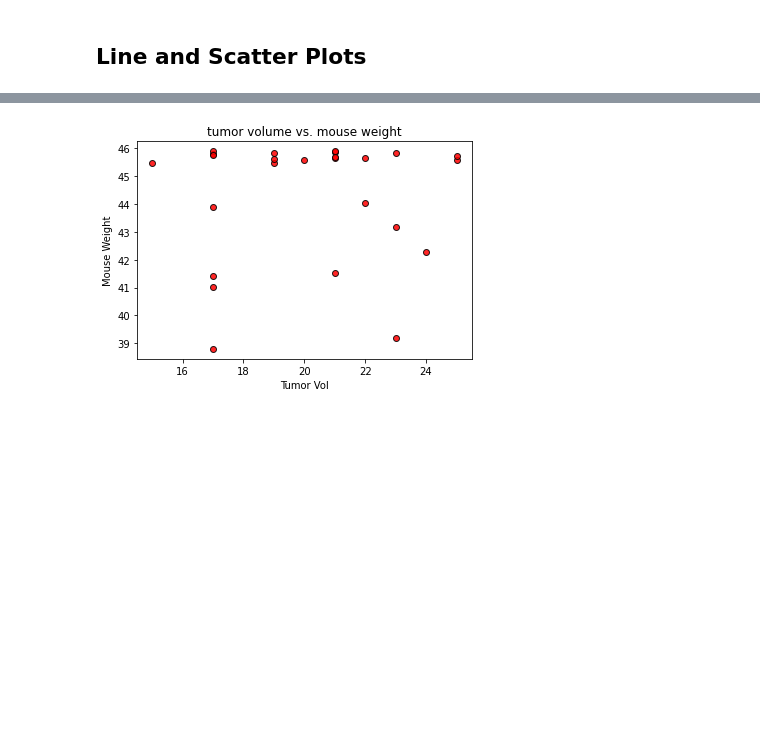
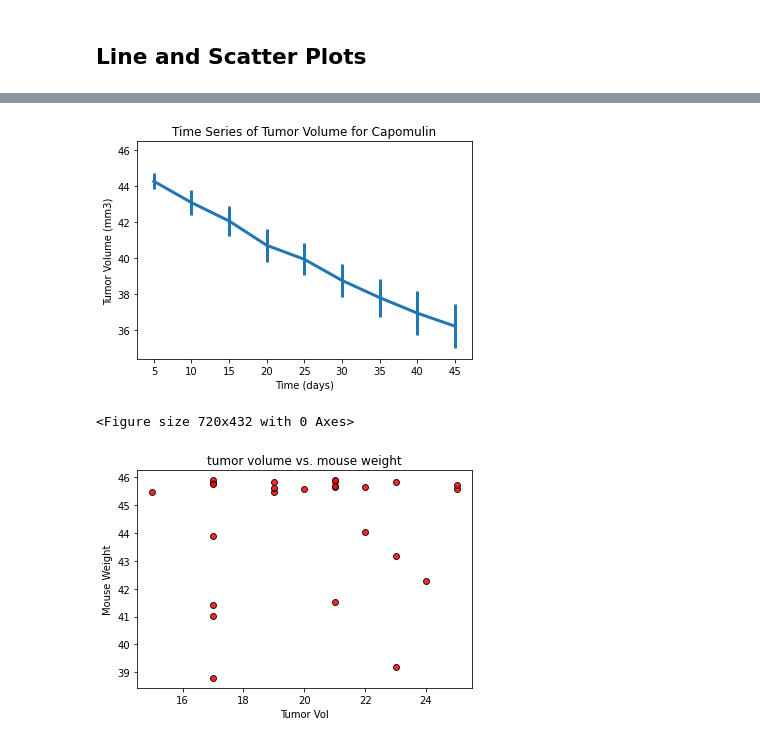
Before and after one commit to bekhemhorne/SMU_HOMEWORK09, a Jupyter notebook: 05-Matplotlib/Submissions/Pymaceuticals_BH.ipynb, the cells around one changed output, grey strips where cells are left out. Cells and saved outputs as stored; diff of their text form; code cells hidden in the pictures; blank space fills up the shorter version.

```diff
--- a/05-Matplotlib/Submissions/Pymaceuticals_BH.ipynb
+++ b/05-Matplotlib/Submissions/Pymaceuticals_BH.ipynb
@@ -314,0 +393,15 @@ plt.show()
+# %%
+# cap_time = cap_data.groupby(['Timepoint']).agg()
+# tumor_mean=('Tumor Volume (mm3)', np.mean).round(3)
+
+# cap_time.head(10)
+
+cap_time = cap_data.groupby(['Timepoint']).agg(\
+        # Get the mean of the 'Tumor Volume (mm3)' column\
+        Tumor_Mean=('Tumor Volume (mm3)', np.mean),\
+        # Get the standard error of measurement (SEM) of the 'Tumor Volume (mm3)' column\
+        Tumor_SEM=('Tumor Volume (mm3)', st.sem)\
+).round(3)
+
+# View the groupby dataframe
+cap_time.head()
@@ -315,3 +416,26 @@ plt.show()
+# %%
+times = list(cap_time.index.values)
+
+plt.errorbar(
+    times,
+    cap_time['Tumor_Mean'],
+    yerr=cap_time['Tumor_SEM'],
+    label="Time Series of Tumor Volume for Capomulin",
+    linewidth=3
+    )
+
+plt.title("Time Series of Tumor Volume for Capomulin")
+plt.xlabel("Time (days)")
+plt.ylabel("Tumor Volume (mm3)")
+
+plt.xlim(min(times)-max(times)*0.05, max(times)*1.05)
+plt.ylim(min(cap_time["Tumor_Mean"])*0.95, max(cap_time['Tumor_Mean'])*1.05)
+plt.figure(figsize=(10,6))
+
+plt.show()
+# %% [output]
+[figure, added]
+<Figure size 720x432 with 0 Axes>
 # %%
 # mice = frm2.loc[frm2["Mouse ID"] == "b742"]
 
```
Also changed, not shown: parts of 8 cells of this notebook.
